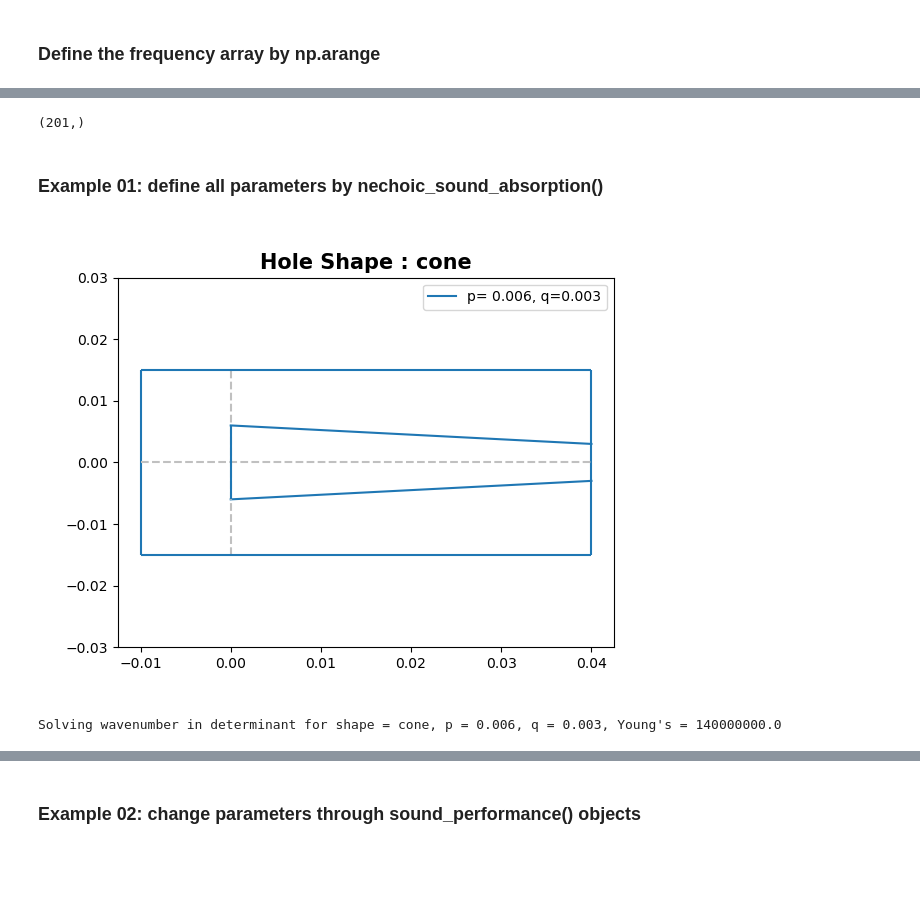
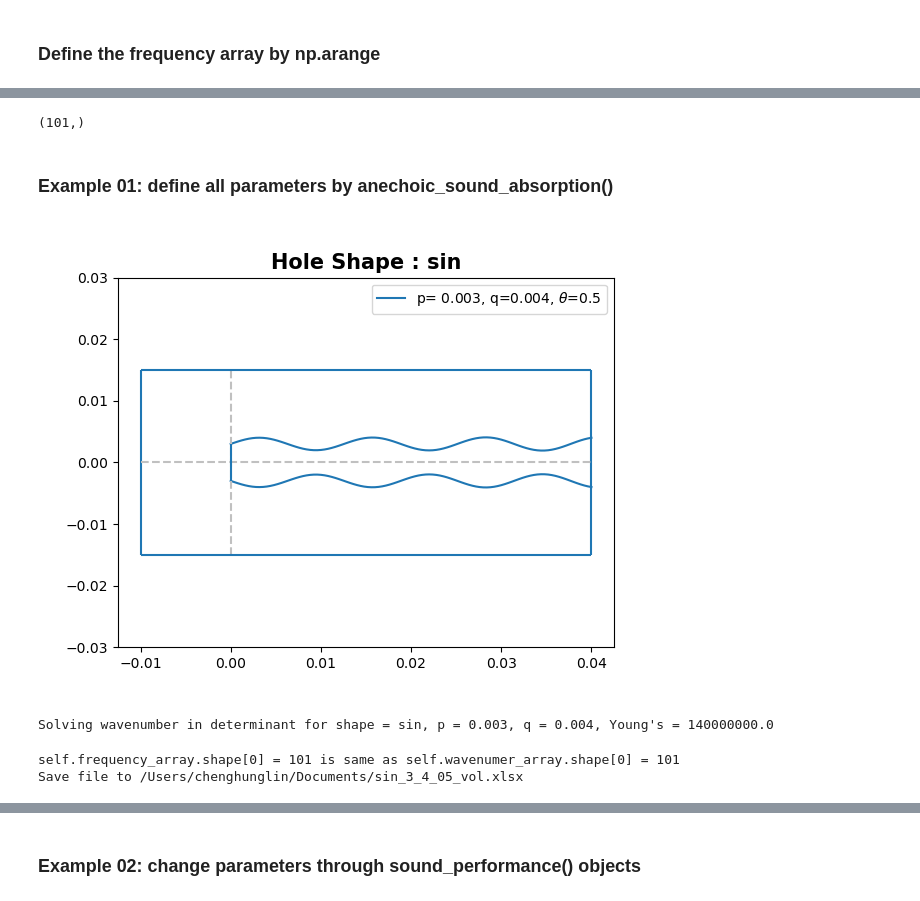
Before and after one commit to cheng-hung/sound_absorption, a Jupyter notebook: sound_absorption.ipynb, the cells around one changed output, grey strips where cells are left out. Saved outputs shown, nothing was run; the diff lists cells and outputs as text; code cells hidden in the pictures; blank space fills up the shorter version.

Commit message:
use actual volume and fix segments

```diff
--- a/sound_absorption.ipynb
+++ b/sound_absorption.ipynb
@@ -65,23 +60,26 @@ Sound speed of water (m/s): 1483
 # %%
-frequency_array = np.arange(2, 10052, 50)
+frequency_array = np.arange(2, 10052, 100)
 # frequency_array2 = np.arange(2, 10022, 20)
 frequency_array.shape
 # %% [output]
-(201,)
+(101,)
 # %% [markdown]
-### Example 01: define all parameters by nechoic_sound_absorption()
+### Example 01: define all parameters by anechoic_sound_absorption()
 # %%
-cone_6_3 = anechoic_sound_absorption(determinant, frequency_array,
+sin_3_4_05_vol = anechoic_sound_absorption(determinant, frequency_array,
                               fp = '/Users/chenghunglin/Documents/',
-                              fn = 'cone_6_3_fr50.xlsx',
-                              material='rubber', shape='cone',
-                              p=6e-3, q=3e-3, lh=40e-3, cell_radius=15e-3,
-                              theta=0.203, phi=0.002, length_unit='m',
+                              fn = 'sin_3_4_05_vol.xlsx',
+                              material='rubber', shape='sin',
+                              p=3e-3, q=4e-3, lh=40e-3, cell_radius=15e-3,
+                              theta=0.5, phi=3e-3, length_unit='m',
                               num_segments=100, layer_density=1100, air_density=1.21,
                               Young_modulus=0.14e9, Poisson_ratio=0.49, loss_factor=0.23,
-                              medium_density=998, sound_speed_medium=1483)
+                              medium_density=998, sound_speed_medium=1483,
+                              use_volume=True)
 # %% [output]
-[figure, old version]
+[figure, new version]
-Solving wavenumber in determinant for shape = cone, p = 0.006, q = 0.003, Young's = 140000000.0
+Solving wavenumber in determinant for shape = sin, p = 0.003, q = 0.004, Young's = 140000000.0
+self.frequency_array.shape[0] = 101 is same as self.wavenumer_array.shape[0] = 101
+Save file to /Users/chenghunglin/Documents/sin_3_4_05_vol.xlsx
 # %%
 plt.figure()
```
Also changed, not shown: parts of 20 cells of this notebook, 1 other file.
